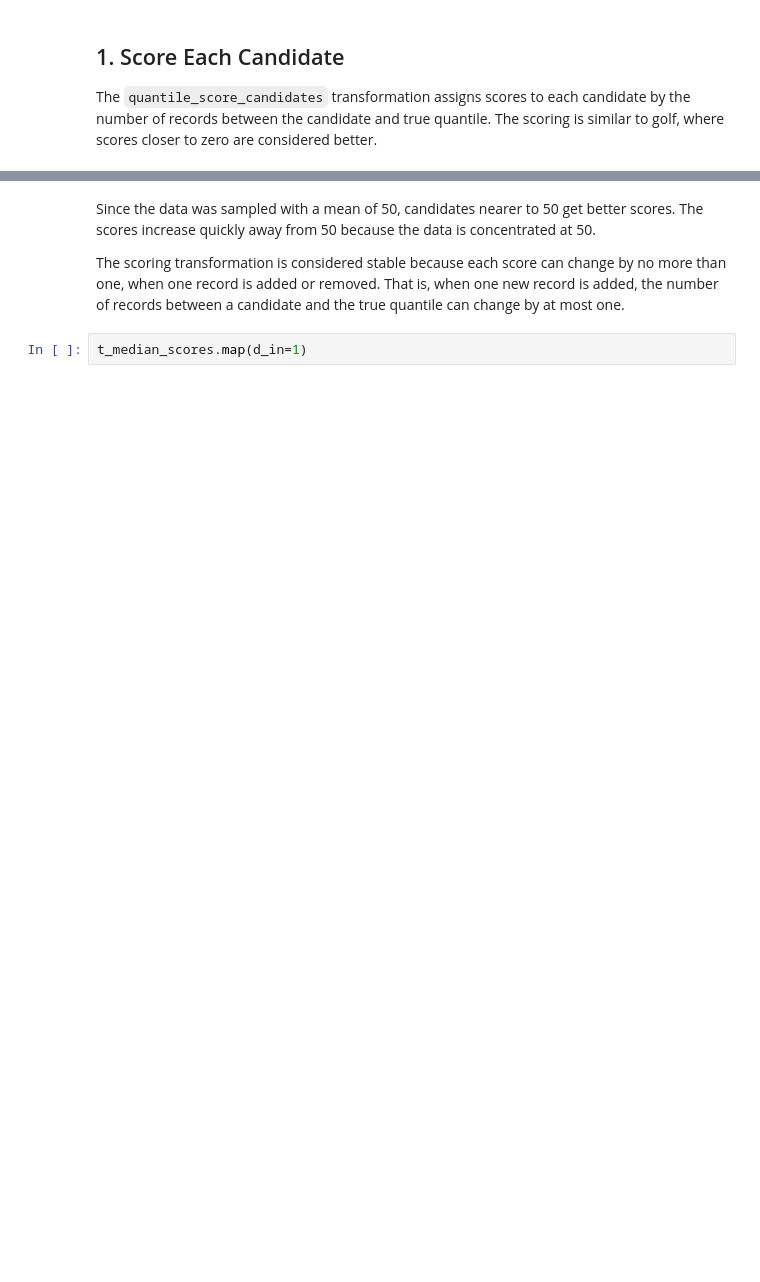
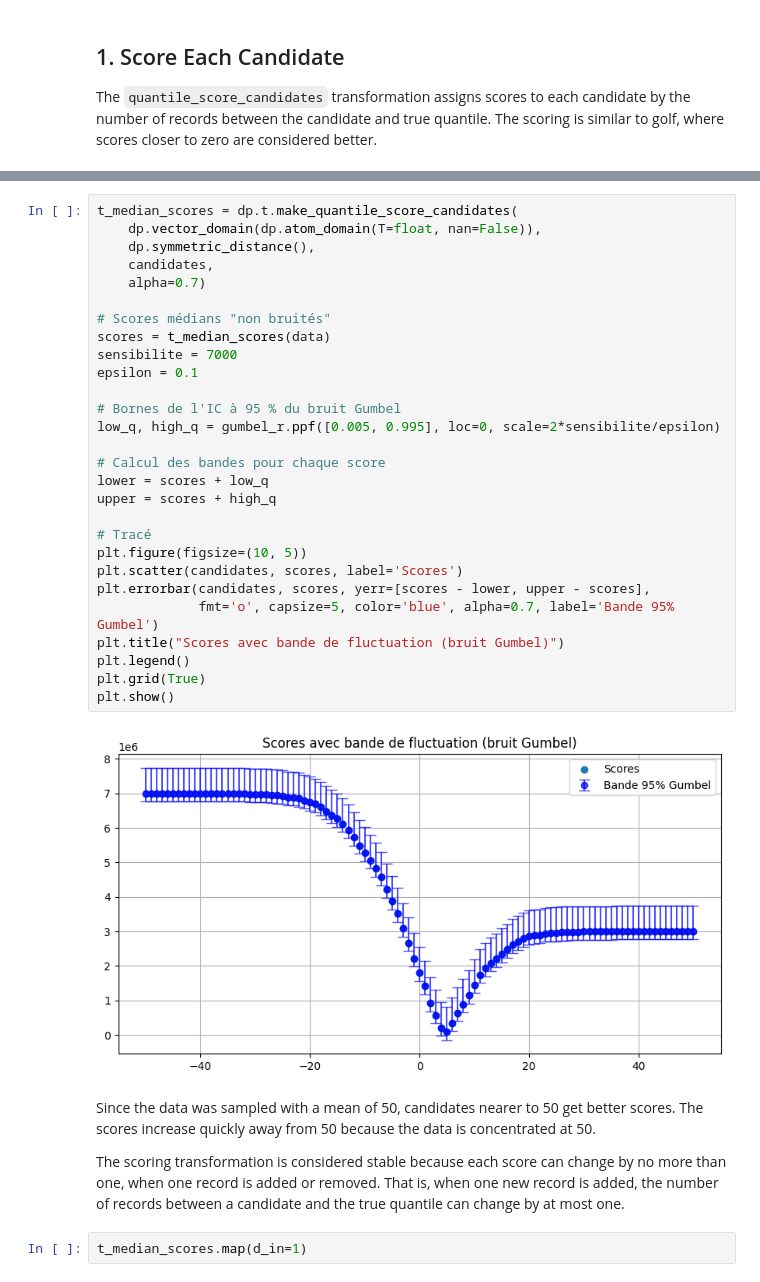
Before and after one commit to InseeFrLab/diff-privacy-OpenDP, a Jupyter notebook: intro_opendp/exponential-mechanism-quantiles.ipynb, the cells around one changed output, grey strips where cells are left out. Saved outputs shown, nothing was run; the diff lists cells and outputs as text; blank space fills up the shorter version.

```diff
--- a/intro_opendp/exponential-mechanism-quantiles.ipynb
+++ b/intro_opendp/exponential-mechanism-quantiles.ipynb
@@ -63,3 +276,33 @@ plt.scatter(candidates, scores);
+# %%
+t_median_scores = dp.t.make_quantile_score_candidates(
+    dp.vector_domain(dp.atom_domain(T=float, nan=False)),
+    dp.symmetric_distance(),
+    candidates,
+    alpha=0.7)
+
+# Scores médians "non bruités"
+scores = t_median_scores(data)
+sensibilite = 7000
+epsilon = 0.1
+
+# Bornes de l'IC à 95 % du bruit Gumbel
+low_q, high_q = gumbel_r.ppf([0.005, 0.995], loc=0, scale=2*sensibilite/epsilon)
+
+# Calcul des bandes pour chaque score
+lower = scores + low_q
+upper = scores + high_q
+
+# Tracé
+plt.figure(figsize=(10, 5))
+plt.scatter(candidates, scores, label='Scores')
+plt.errorbar(candidates, scores, yerr=[scores - lower, upper - scores],
+             fmt='o', capsize=5, color='blue', alpha=0.7, label='Bande 95% Gumbel')
+plt.title("Scores avec bande de fluctuation (bruit Gumbel)")
+plt.legend()
+plt.grid(True)
+plt.show()
+# %% [output]
+[figure, added]
 # %% [markdown]
 Since the data was sampled with a mean of 50, candidates nearer to 50 get better scores.
 The scores increase quickly away from 50 because the data is concentrated at 50.
```
Also changed, not shown: parts of 16 cells of this notebook, 1 other file.
